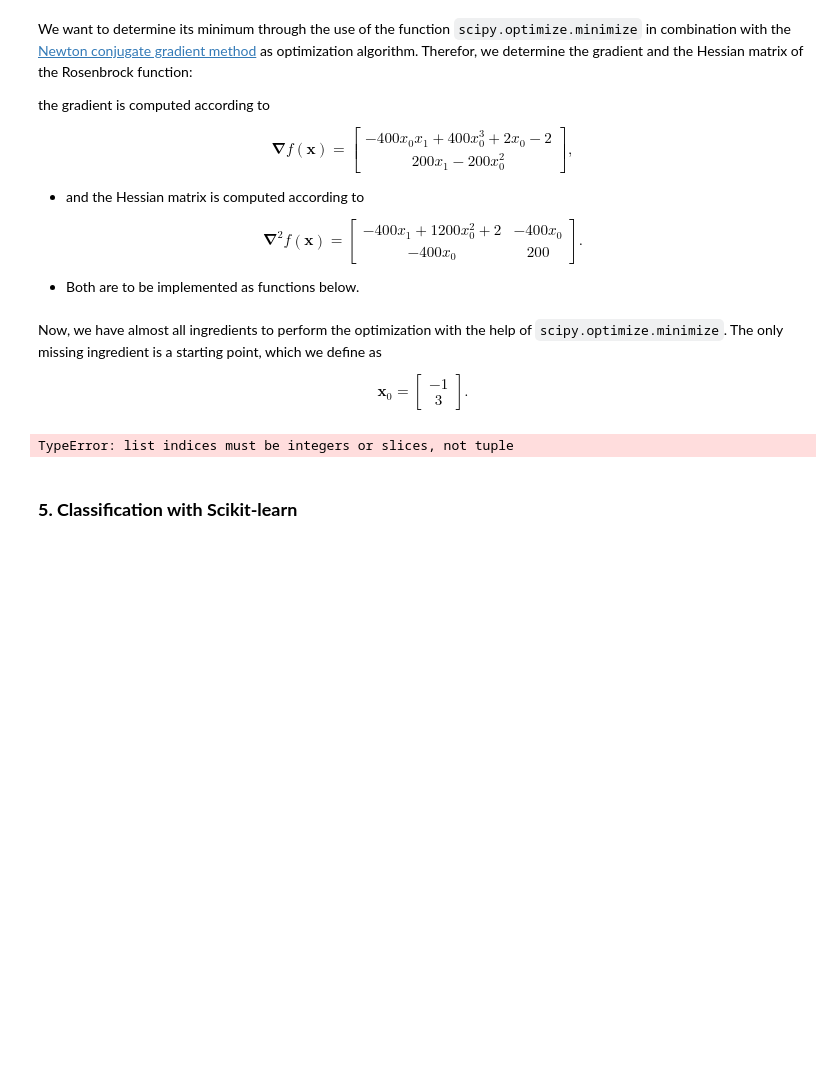
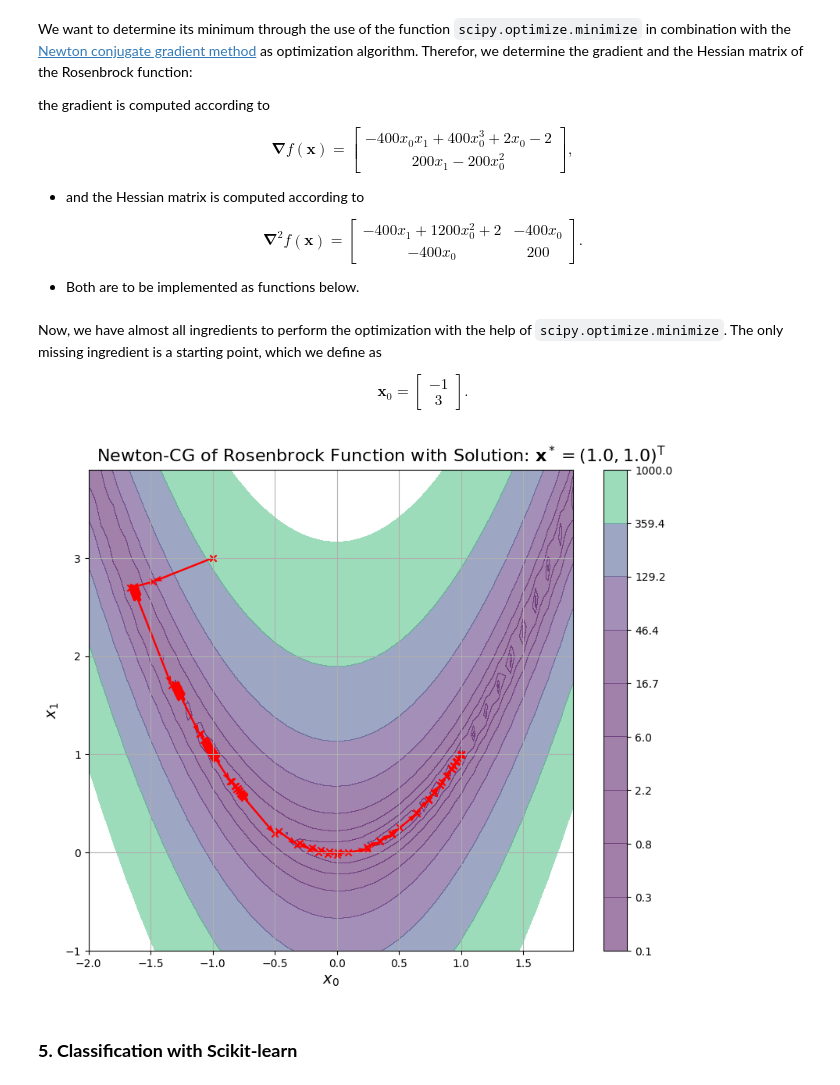
Before and after one commit to Cybren/E2ML, a Jupyter notebook: notebooks/01_python_introduction.ipynb, the cells around one changed output. Cells and saved outputs as stored; diff of their text form; code cells hidden in the pictures; blank space fills up the shorter version.

```diff
--- a/notebooks/01_python_introduction.ipynb
+++ b/notebooks/01_python_introduction.ipynb
@@ -450,7 +450,8 @@ class Mahalanobis:
         p_norm : float
             Computed Mahalanobis distance between the vectors `a` and `b`.
         """
-        return np.sqrt(np.dot(np.dot((a-b).T, np.linalg.inv(self.s)), (a-b)))
+        return np.sqrt(np.dot((a-b), np.linalg.inv(self.s)) @ (a-b)))#schuaen ob das nur wegen der Zeilenvektoren funktioniert
+
 
 # Create two vectors `a` and `b`.
 a, b = np.array([1, 2]), np.array([2, 1])
@@ -706,33 +707,33 @@ Now, we have almost all ingredients to perform the optimization with the help of
 # %%
 # Define starting point.
 x0 = np.array([-1, 3])
 
 # Execute minimization.
 res = scipy.optimize.minimize(fun=rosenbrock, x0=x0, jac=grad_rosenbrock,
                               hess=hessian_rosenbrock, method='Newton-CG',
                               options={'return_all': True})
 #print(res)
 # Determine interim solutions. You may look up documentation ????????????????????????????????????????????????????????????????????
 # of `scipy.optimize.minimize` and the method `Newton-CG`.
-interim_solutions = res.allvecs
+interim_solutions = np.array(res.allvecs)
 
 # Get final solution for minimum.
 x_final = res.x
 
 # Plot Rosenbrock function with interim solutions found by Newton-CG.
 plt.figure(figsize=(10, 8))
 title = 'Newton-CG of Rosenbrock Function with Solution: $\mathbf{x}^*=('\
         + str(round(x_final[0], 4)) + ',' + str(round(x_final[1], 4)) + ')^\mathrm{T}$'
 plt.suptitle(title, y=0.92, fontsize=16)
 plot_contours(func=rosenbrock)
 anglesx0 = interim_solutions[1:, 0] - interim_solutions[:-1, 0]
 anglesx1 = interim_solutions[1:, 1] - interim_solutions[:-1, 1]
 plt.scatter(interim_solutions[:, 0], interim_solutions[:, 1], marker='x', color='r')
 plt.quiver(interim_solutions[:-1, 0], interim_solutions[:-1, 1], anglesx0, anglesx1,
            scale_units='xy', angles='xy', scale=1, color='r')
 plt.show()
 # %% [output]
-TypeError: list indices must be integers or slices, not tuple
+[figure, added]
 # %% [markdown]
 ### **5. Classification with Scikit-learn** <a class="anchor" id="scikit-learn"></a>
 # %% [markdown]
```
Also changed, not shown: parts of 1 cell of this notebook, 5 other files.
